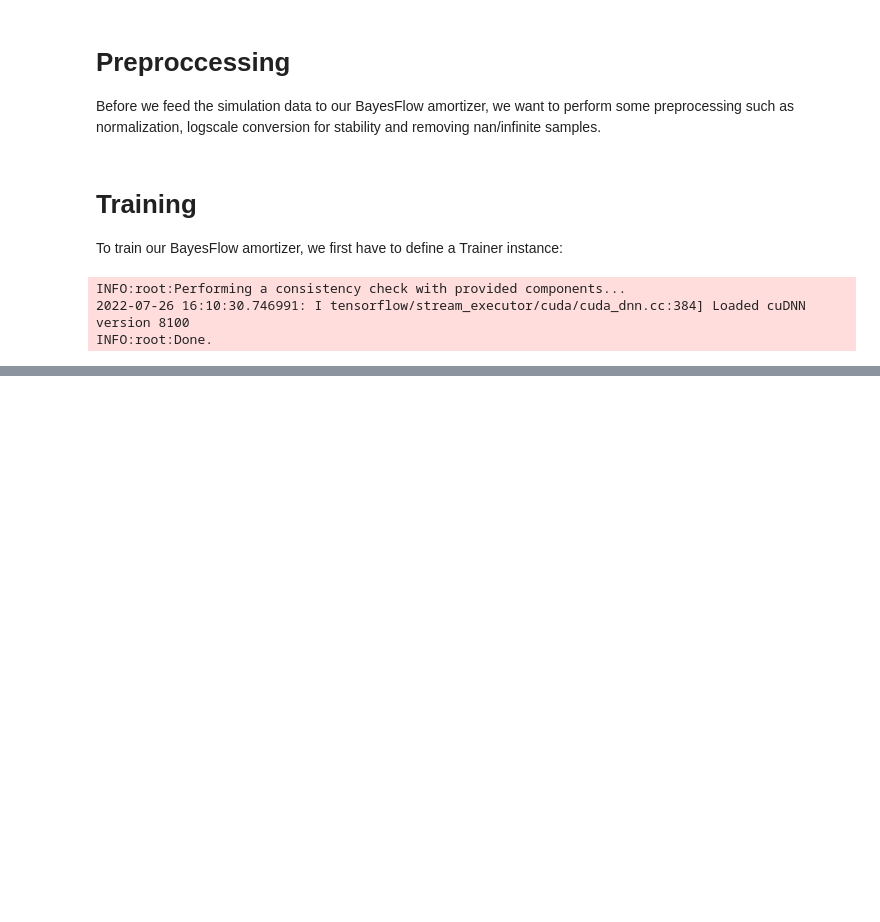
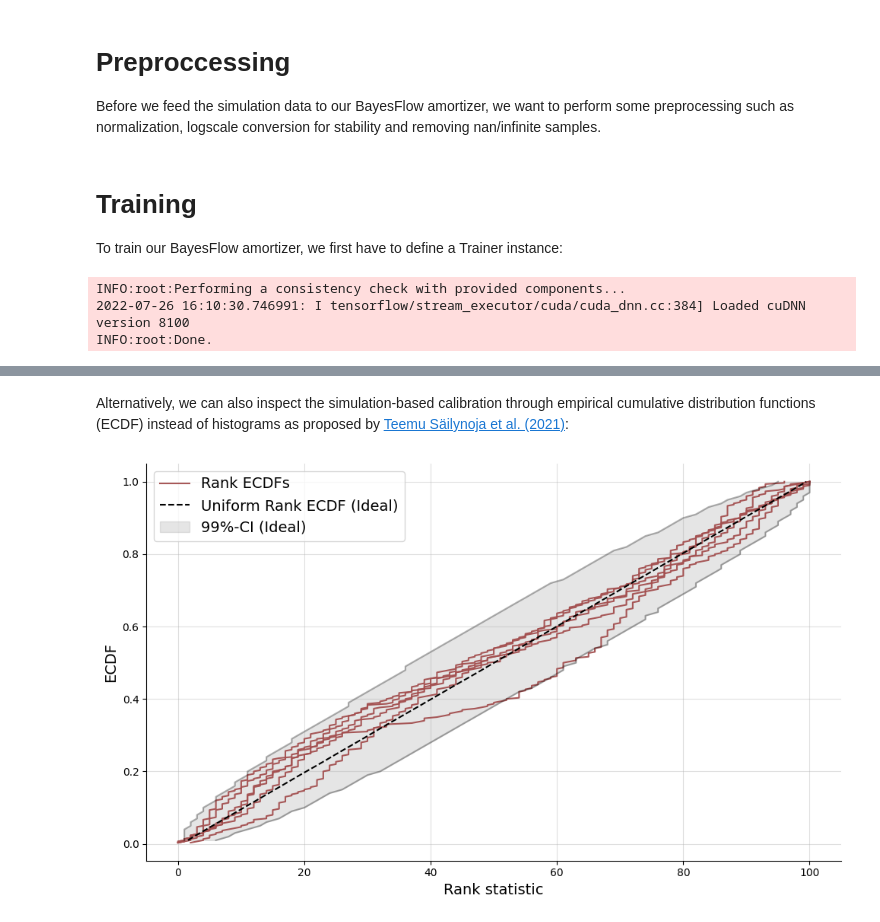
Before and after one commit to stefanradev93/BayesFlow, a Jupyter notebook: docs/source/tutorial_notebooks/Linear ODE system.ipynb, the cells around one changed output, grey strips where cells are left out. Cells and saved outputs as stored; diff of their text form; code cells hidden in the pictures; blank space fills up the shorter version.

```diff
--- a/docs/source/tutorial_notebooks/Linear ODE system.ipynb
+++ b/docs/source/tutorial_notebooks/Linear ODE system.ipynb
@@ -314,0 +321,8 @@ fig = trainer.diagnose_latent2d()
+# %% [markdown]
+Alternatively, we can also inspect the simulation-based calibration through empirical cumulative distribution functions (ECDF) instead of histograms as proposed by [Teemu Säilynoja et al. (2021)](https://arxiv.org/pdf/2103.10522.pdf):
+# %%
+valid_sim_data = trainer.configurator(model(batch_size=300))
+posterior_samples = amortizer.sample(valid_sim_data, n_samples=100)
+fig = diag.plot_sbc_ecdf(posterior_samples, valid_sim_data['parameters'])
+# %% [output]
+[figure, added]
```
Also changed, not shown: parts of 21 cells of this notebook.
